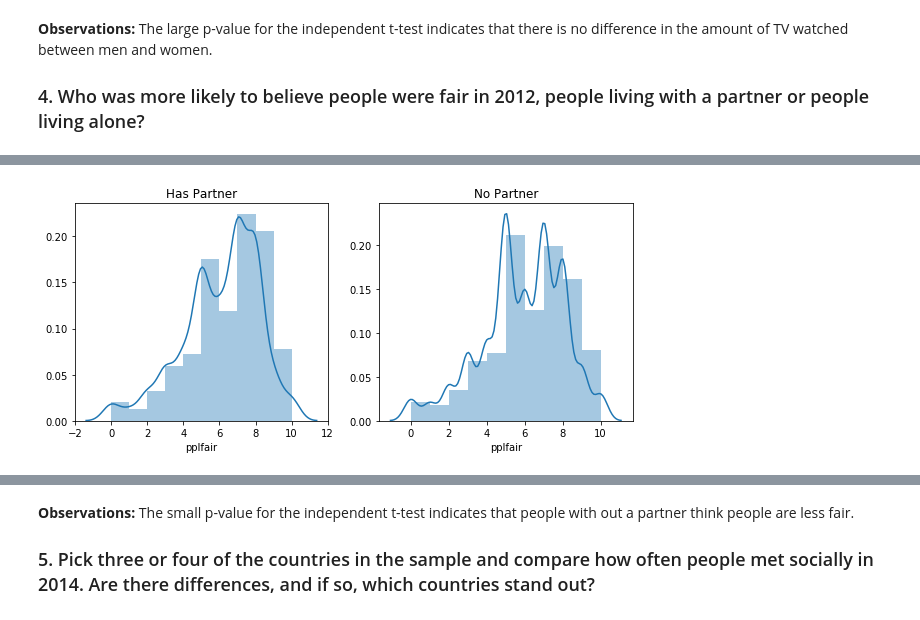
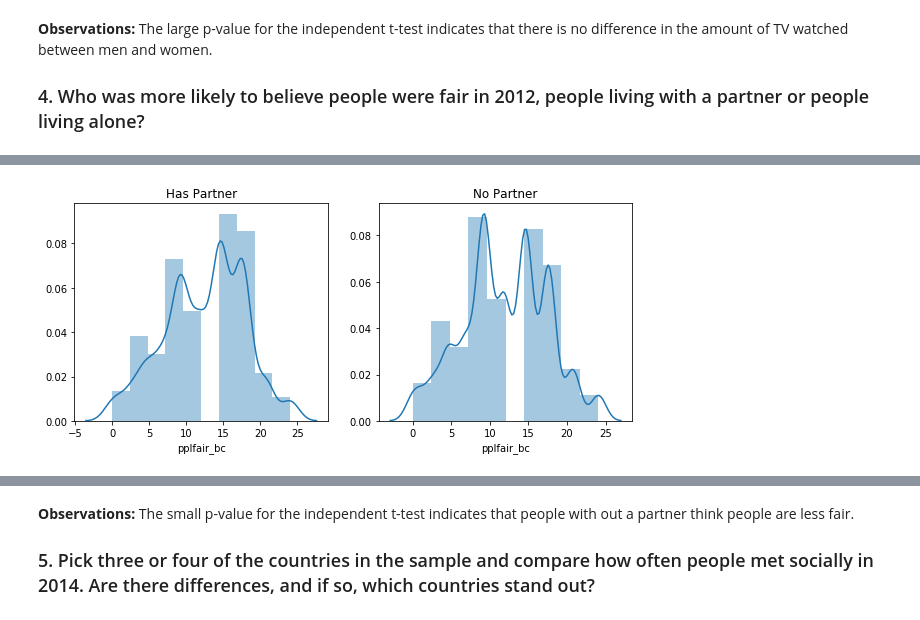
Before and after one commit to dmclark53/thinkful, a Jupyter notebook: Module_39/Challenge/European_Social_Survey.ipynb, the cells around one changed output, grey strips where cells are left out. Drawn from its saved outputs; the diff is of its cells as text; code cells hidden in the pictures.

```diff
--- a/Module_39/Challenge/European_Social_Survey.ipynb
+++ b/Module_39/Challenge/European_Social_Survey.ipynb
@@ -243,0 +272,5 @@ df_fair.dropna(inplace=True)
+# %%
+min_value = df_fair['pplfair'].min()
+offset = np.min([0, min_value])
+boxcox_transform, max_log = boxcox(df_fair['pplfair'] - offset + 1)
+df_fair['pplfair_bc'] = boxcox_transform
@@ -244,4 +282,4 @@ df_fair.dropna(inplace=True)
 # %%
-compare_independently(df_fair, 'partner', 'pplfair', partner_map)
+compare_independently(df_fair, 'partner', 'pplfair_bc', partner_map)
 # %% [output]
-[figure, old version]
+[figure, new version]
```
Also changed, not shown: parts of 15 cells of this notebook.
